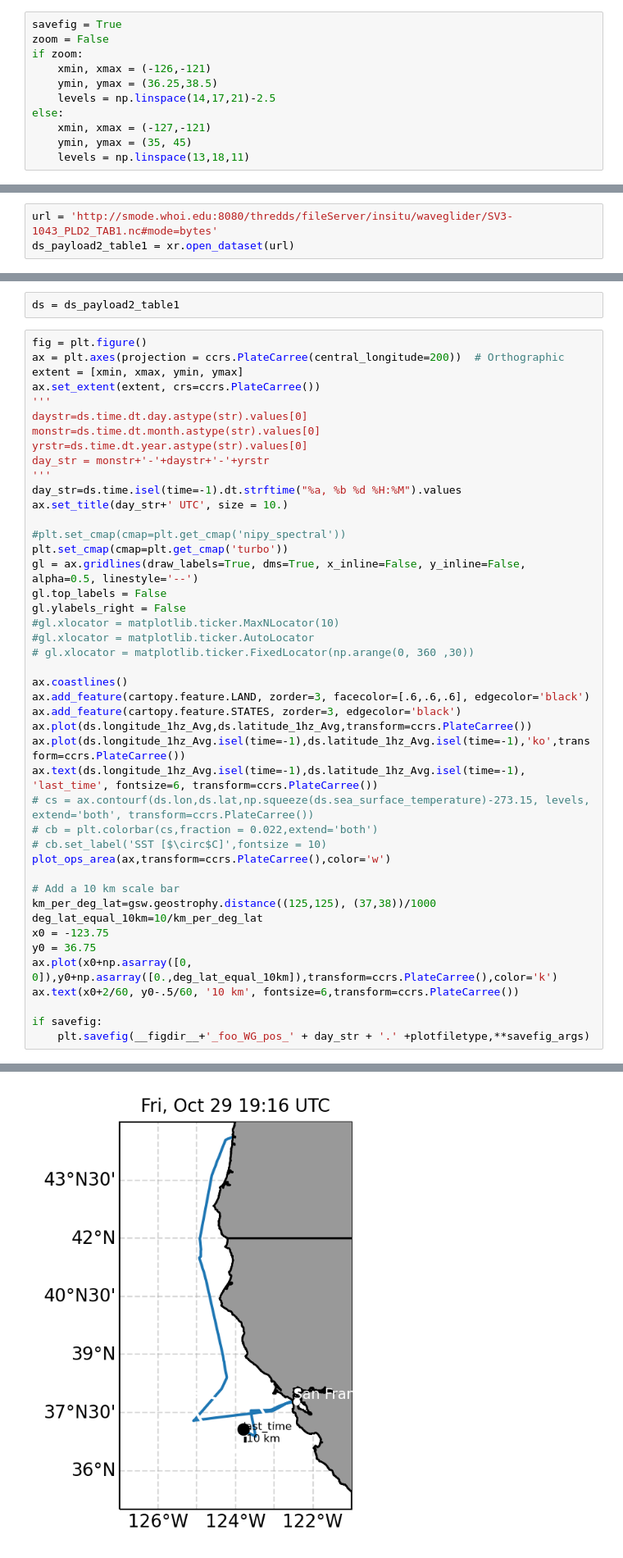
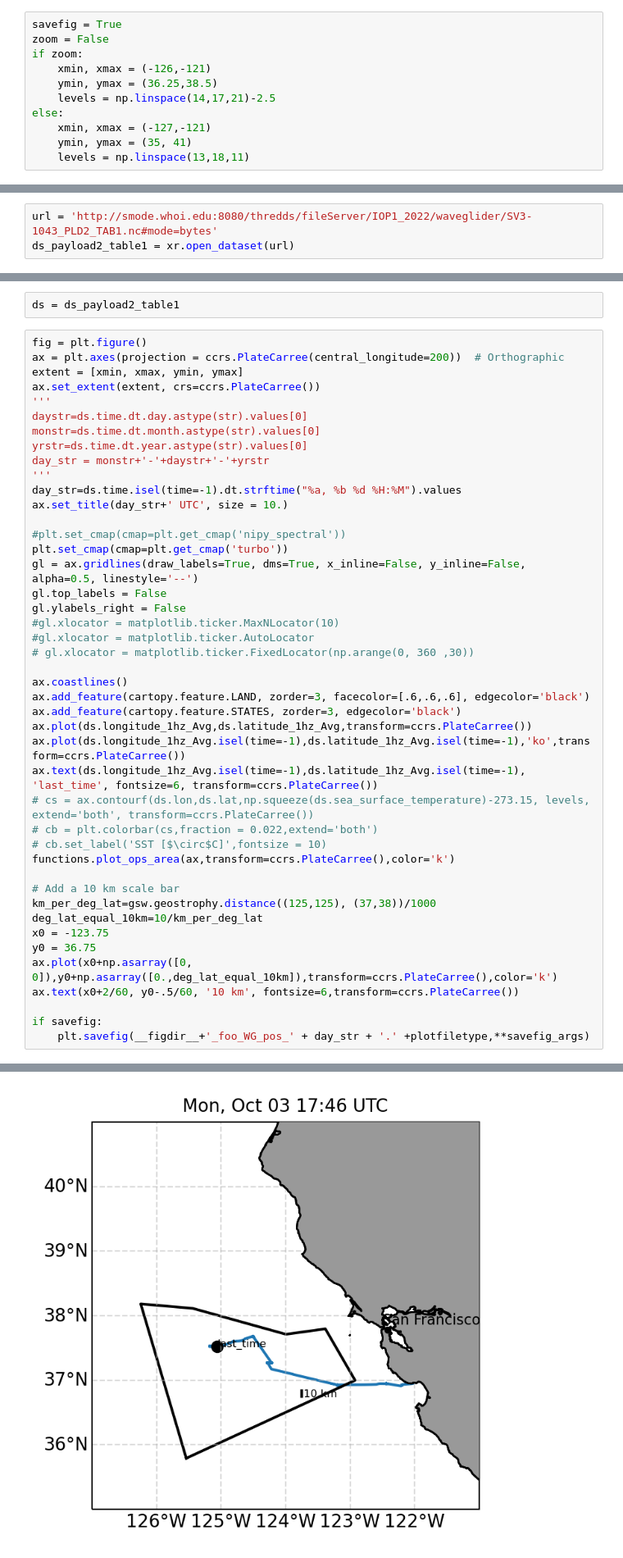
Before and after one commit to jtomfarrar/S-MODE_analysis, a Jupyter notebook: code_IOP1/read_realtime_waveglider.ipynb, the cells around one changed output, grey strips where cells are left out. Shown at 82% size. Drawn from its saved outputs; the diff is of its cells as text.

```diff
--- a/code_IOP1/read_realtime_waveglider.ipynb
+++ b/code_IOP1/read_realtime_waveglider.ipynb
@@ -32,5 +34,5 @@ if zoom:
     levels = np.linspace(14,17,21)-2.5
 else:
     xmin, xmax = (-127,-121)
-    ymin, ymax = (35, 45)
+    ymin, ymax = (35, 41)
     levels = np.linspace(13,18,11)
@@ -85,4 +42,4 @@ ds_payload1_table1 = xr.open_dataset(url)
 # %%
-url = 'http://smode.whoi.edu:8080/thredds/fileServer/insitu/waveglider/SV3-1043_PLD2_TAB1.nc#mode=bytes'
+url = 'http://smode.whoi.edu:8080/thredds/fileServer/IOP1_2022/waveglider/SV3-1043_PLD2_TAB1.nc#mode=bytes'
 ds_payload2_table1 = xr.open_dataset(url)
 # %%
@@ -210,7 +167,7 @@ ax.text(ds.longitude_1hz_Avg.isel(time=-1),ds.latitude_1hz_Avg.isel(time=-1), 'l
 # cs = ax.contourf(ds.lon,ds.lat,np.squeeze(ds.sea_surface_temperature)-273.15, levels, extend='both', transform=ccrs.PlateCarree())
 # cb = plt.colorbar(cs,fraction = 0.022,extend='both')
 # cb.set_label('SST [$\circ$C]',fontsize = 10)
-plot_ops_area(ax,transform=ccrs.PlateCarree(),color='w')
+functions.plot_ops_area(ax,transform=ccrs.PlateCarree(),color='k')
 
 # Add a 10 km scale bar
 km_per_deg_lat=gsw.geostrophy.distance((125,125), (37,38))/1000
@@ -227,4 +184,4 @@ if savefig:
-[figure, old version]
+[figure, new version]
 # %%
 ds.longitude_1hz_Avg
 # %% [output]
```
Also changed, not shown: parts of 16 cells of this notebook, 11 other files.
